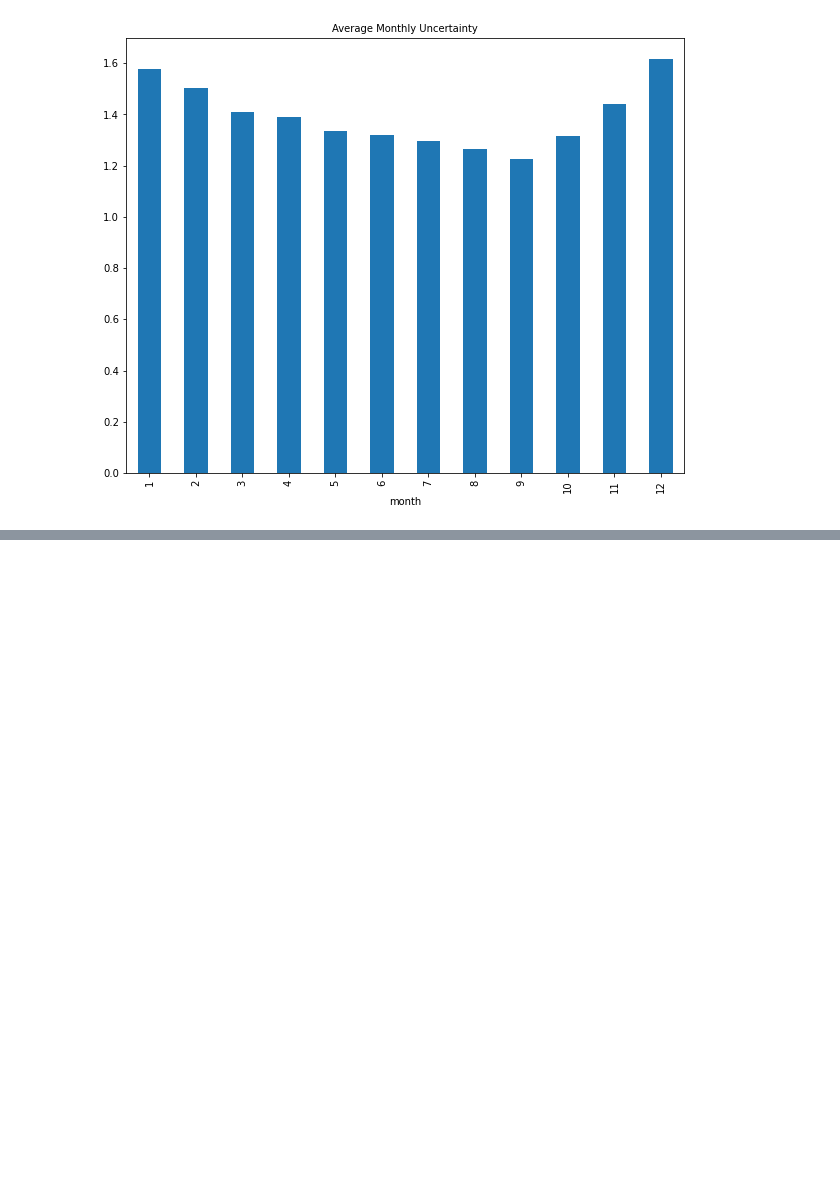
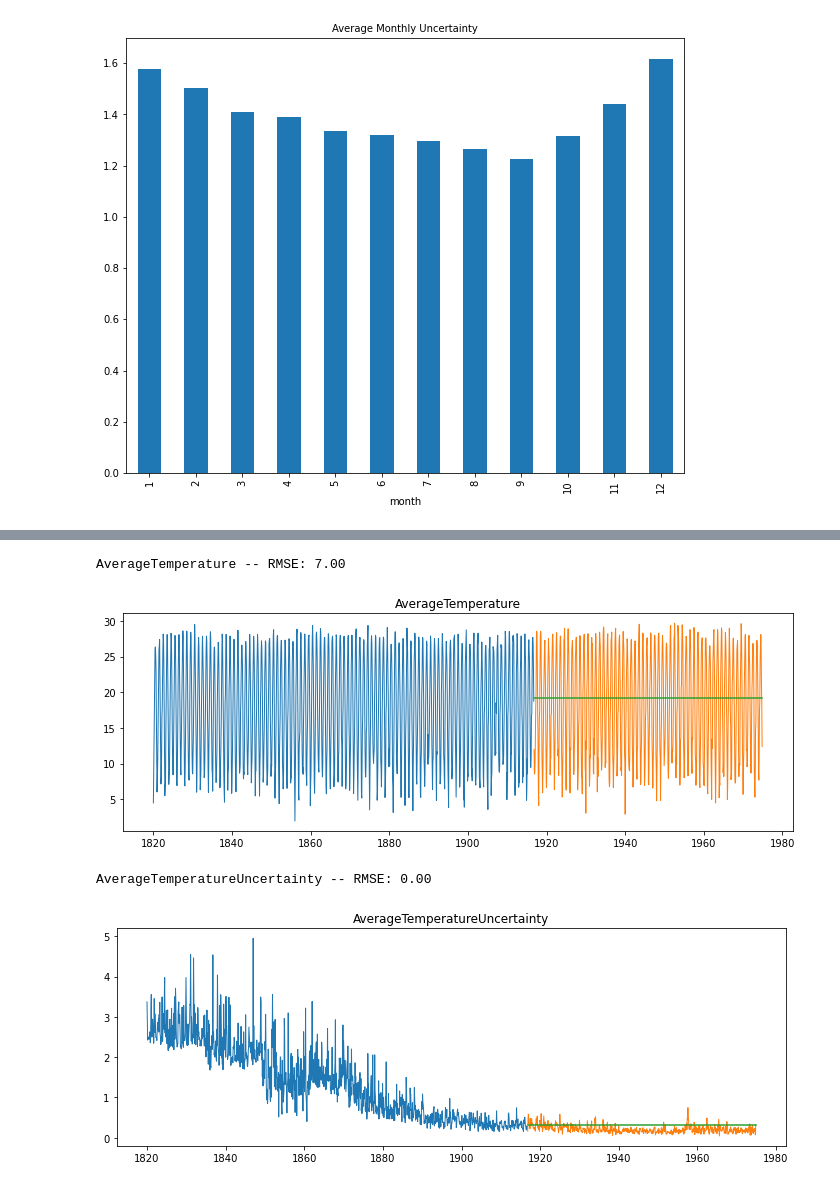
Before and after one commit to gabrielatijerina/time-series-analysis, a Jupyter notebook: forecasting-temp-report-texas.ipynb, the cells around one changed output, grey strips where cells are left out. Cells and saved outputs as stored; diff of their text form; code cells hidden in the pictures; blank space fills up the shorter version.

```diff
--- a/forecasting-temp-report-texas.ipynb
+++ b/forecasting-temp-report-texas.ipynb
@@ -278,0 +400,7 @@ plt.show()
+# %%
+#evaluate
+for col in train.columns:
+    eval_df = append_eval_df(model_type = 'last_observed_value',
+                             target_var = col)
+
+eval_df
@@ -278,0 +413,11 @@ plt.show()
+# %%
+periods = [1, 5, 10, 20, 30]
+
+for p in periods:
+    AverageTemperature = round(train['AverageTemperature'].rolling(p).mean()[-1], 2)
+    AverageTemperatureUncertainty = round(train['AverageTemperatureUncertainty'].rolling(p).mean()[-1],2)
+    yhat_df = make_predictions()
+    model_type = str(p) + 'y_moving_avg'
+    for col in train.columns:
+        eval_df = append_eval_df(model_type = model_type,
+                                 target_var = col)
@@ -278,0 +440,9 @@ plt.show()
+# %%
+#plot actual vs predicted
+for col in train.columns:
+    plot_and_eval(col)
+# %% [output]
+AverageTemperature -- RMSE: 7.00
+[figure, added]
+AverageTemperatureUncertainty -- RMSE: 0.00
+[figure, added]
```
Also changed, not shown: parts of 40 cells of this notebook, 1 other file.
